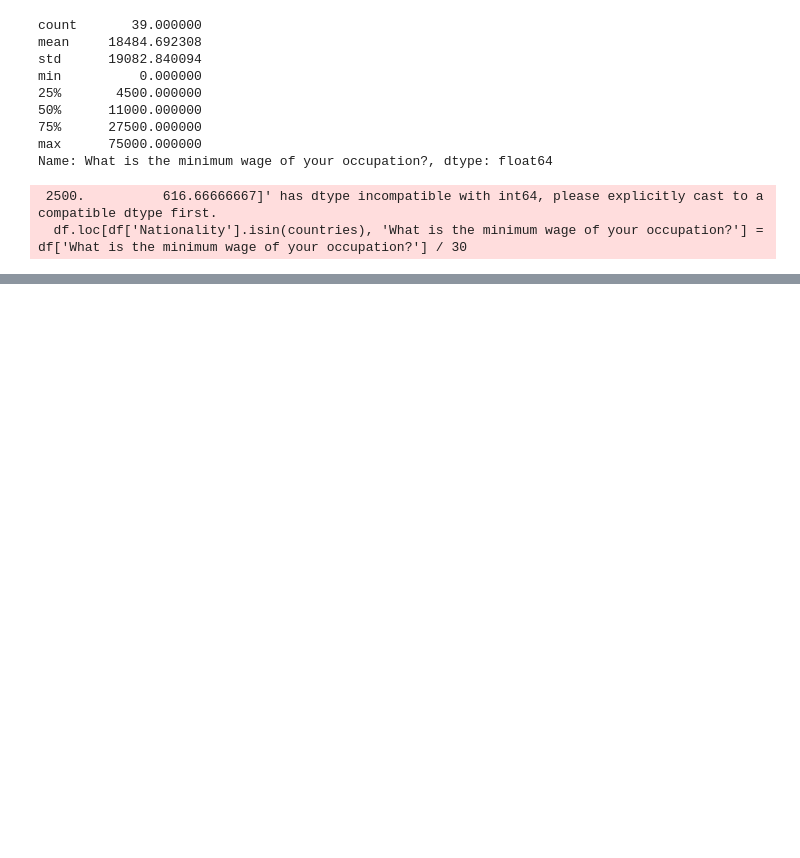
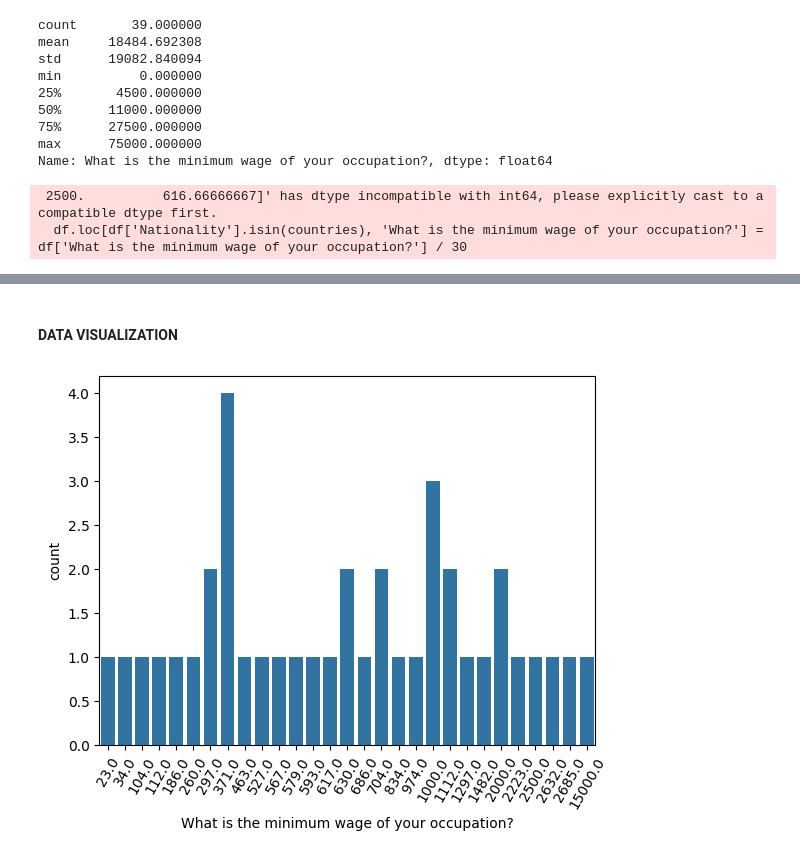
Before and after one commit to ThomasMwaba/money_happiness_project, a Jupyter notebook: money_and_happiness.ipynb, the cells around one changed output, grey strips where cells are left out. Drawn from its saved outputs; the diff is of its cells as text; code cells hidden in the pictures; blank space fills up the shorter version.

```diff
--- a/money_and_happiness.ipynb
+++ b/money_and_happiness.ipynb
@@ -561,5 +563,9 @@ df
+# %% [markdown]
+#### DATA VISUALIZATION
 # %%
-#sns.countplot(x='What is the minimum wage of your occupation?',data=df)
-#plt.xticks(rotation=60)
-#plt.show()
+sns.countplot(x='What is the minimum wage of your occupation?',data=df) # Create a count plot
+plt.xticks(rotation=60) # Rotate x-axis labels to see better
+plt.show() # Show the plot
+# %% [output]
+[figure, added]
 # %%
```
Also changed, not shown: parts of 4 cells of this notebook.
